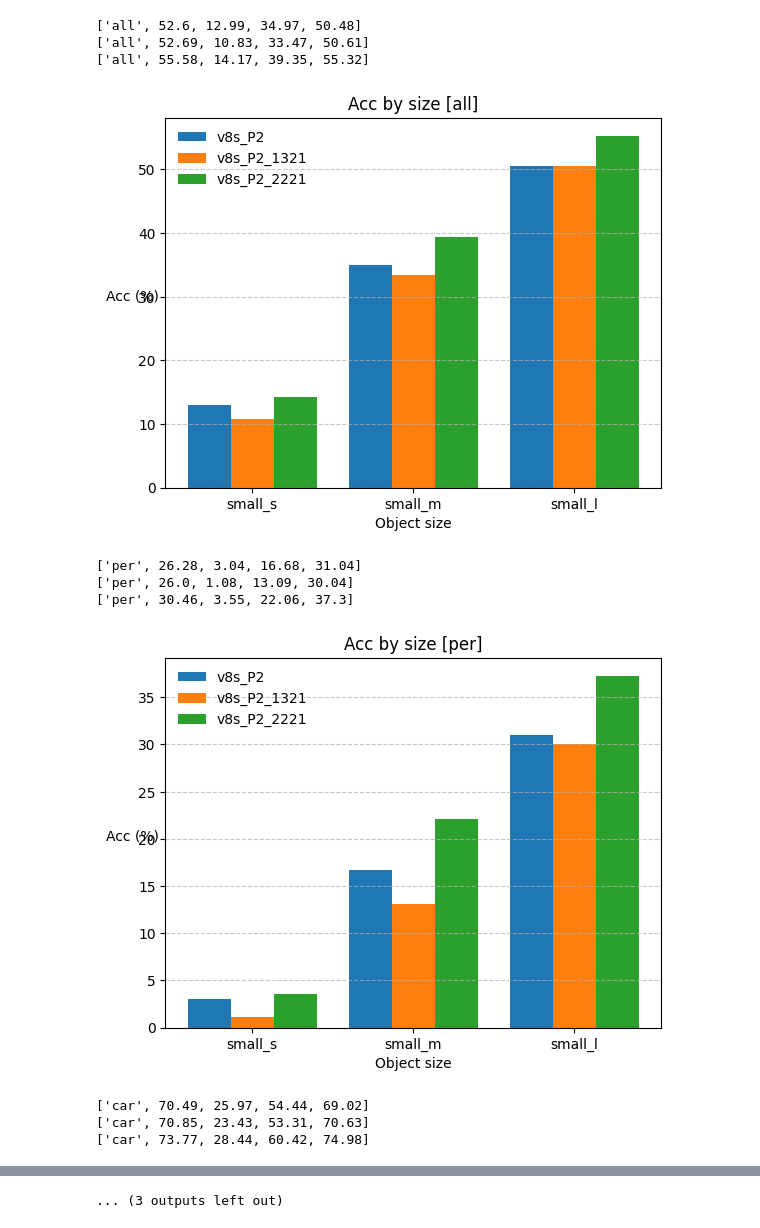
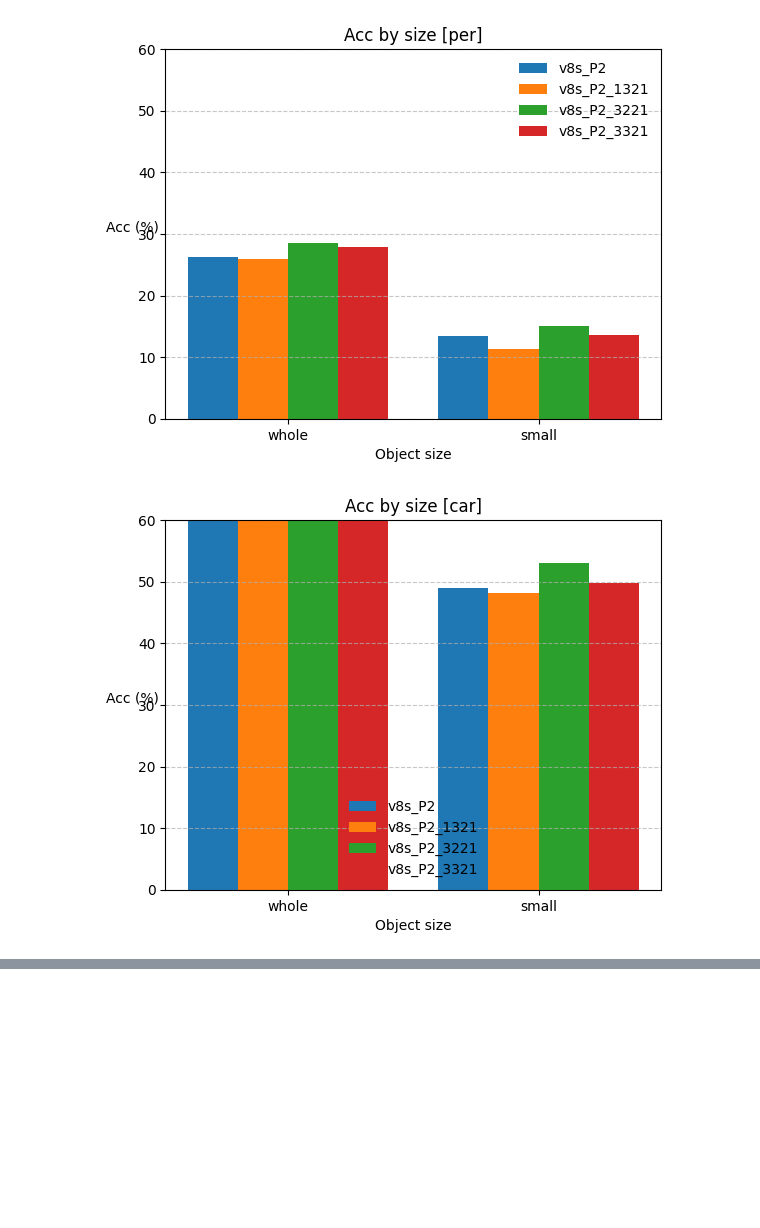
Before and after one commit to Lee-chan-hyeok/Nextchip_Autonomous_Driving_Contest, a Jupyter notebook: analysing/bbox/df_analysys_hyeok.ipynb, the cells around one changed output, grey strips where cells are left out. Cells and saved outputs as stored; diff of their text form; code cells hidden in the pictures; blank space fills up the shorter version.

```diff
--- a/analysing/bbox/df_analysys_hyeok.ipynb
+++ b/analysing/bbox/df_analysys_hyeok.ipynb
@@ -21,12 +25,19 @@ cls_dict = {0: 'per',
             5: 'mot'}
 # %%
 csv_list = [
-            '1.4_P2_Bt/v8s_P2_tv',
-            '1.4_P2_Bt/v8s_P2_1321_tv',
-            '1.4_P2_Bt/v8s_P2_2221_tv',
+            # '1.4_P2_Bt/v8s_P2_tv',
+            # '1.4_P2_Bt/v8s_P2_2221_tv',
+            # '1.4_P2_Bt/v8s_P2_3221_tv',
+            # '1.4_P2_Bt/v8s_P2_4221_tv',
+            "1.4_P2_Bt/v8s_P2_tv",
+            "1.4_P2_Bt/v8s_P2_1321_tv",
+            "1.4_P2_Bt/v8s_P2_3221_tv",
+            "1.4_P2_Bt/v8s_P2_3321_tv",
+
 
             ]
 
-method_graph.acc_graph_by_csv_list(csv_list)
-method_graph.size_acc_graph_by_csv_list(csv_list)
+# method_graph.acc_graph_by_csv_list(csv_list)
+# plt.figure(figsize=(4, 5))
+method_graph.size_acc_graph_by_csv_list(csv_list, 2)
 # %% [output]
@@ -34,11 +45,2 @@ method_graph.size_acc_graph_by_csv_list(csv_list)
-['all', 52.6, 12.99, 34.97, 50.48]
-['all', 52.69, 10.83, 33.47, 50.61]
-['all', 55.58, 14.17, 39.35, 55.32]
-[figure, old version]
+[figure, new version]
-['per', 26.28, 3.04, 16.68, 31.04]
-['per', 26.0, 1.08, 13.09, 30.04]
-['per', 30.46, 3.55, 22.06, 37.3]
-[figure, old version]
+[figure, new version]
-['car', 70.49, 25.97, 54.44, 69.02]
-['car', 70.85, 23.43, 53.31, 70.63]
-['car', 73.77, 28.44, 60.42, 74.98]
@@ -57 +49,0 @@ method_graph.size_acc_graph_by_csv_list(csv_list)
-... (3 outputs left out)
```
Also changed, not shown: parts of 2 cells of this notebook, 4 other files.
